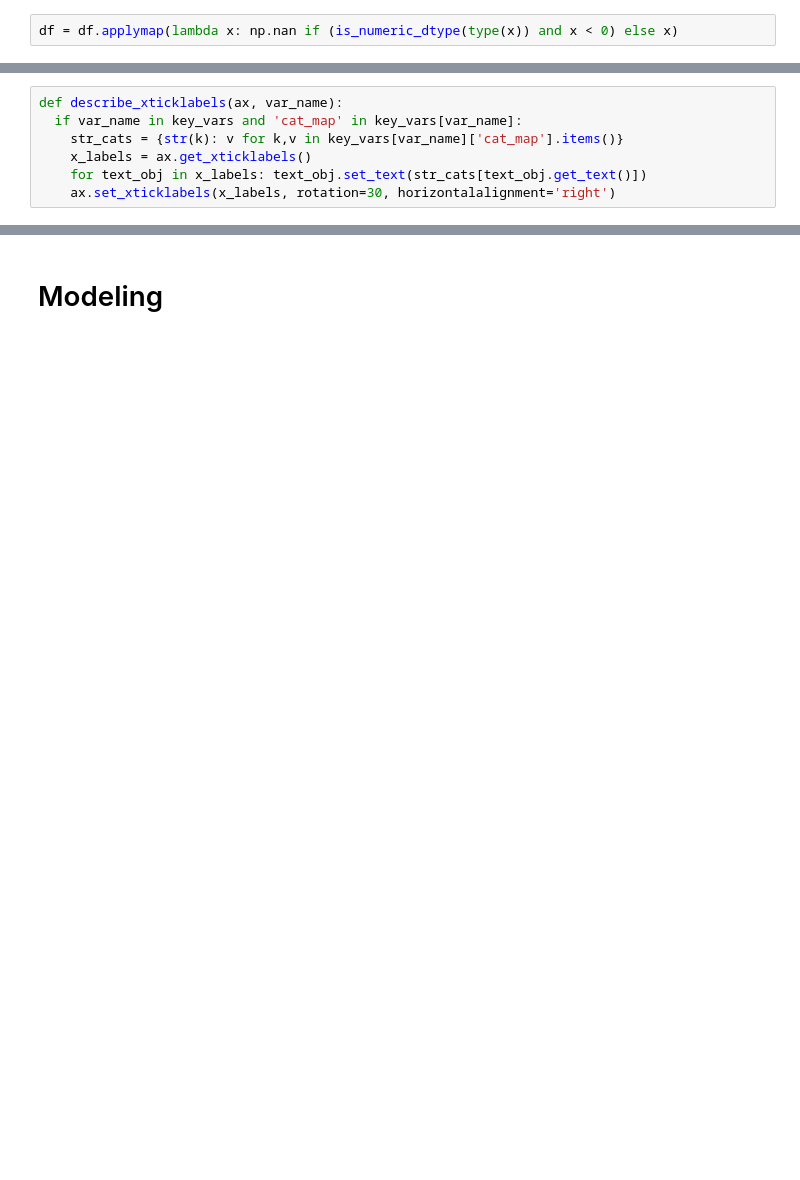
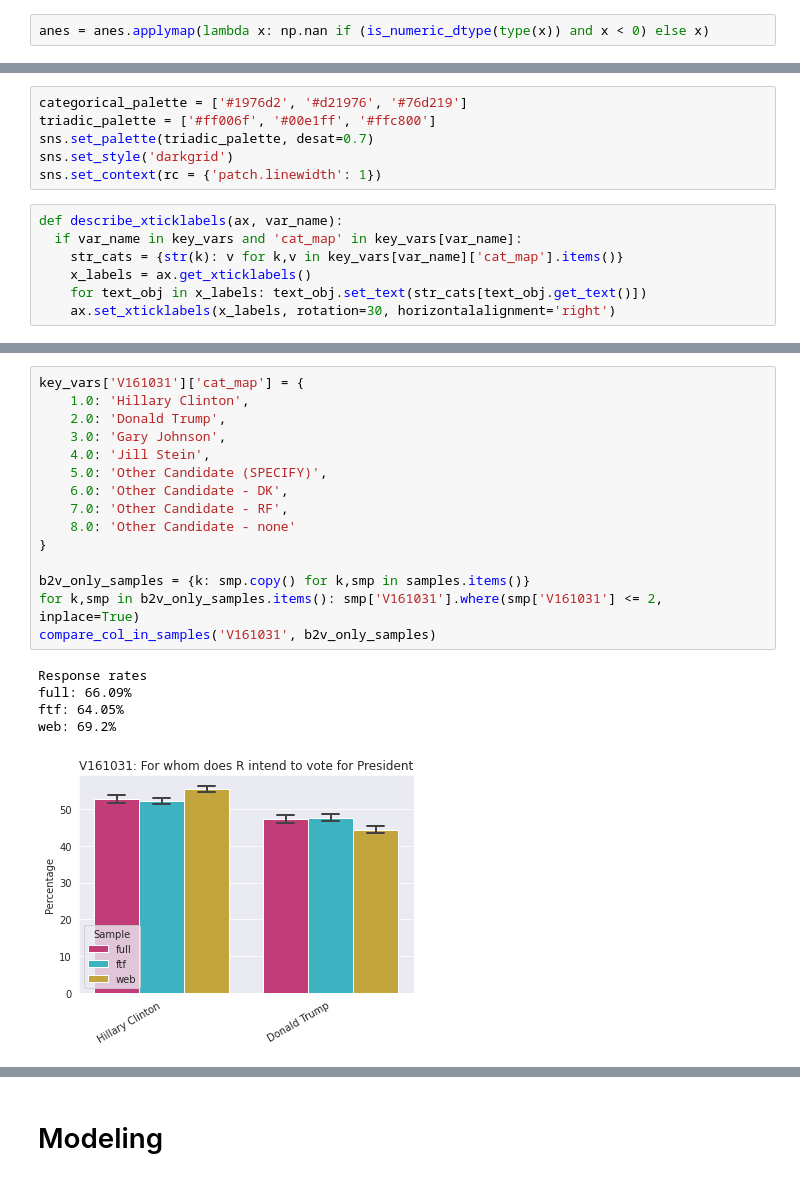
Before and after one commit to AustinVes/Voter_Emotions, a Jupyter notebook: main.ipynb, the cells around one changed output, grey strips where cells are left out. Cells and saved outputs as stored; diff of their text form; blank space fills up the shorter version.

```diff
--- a/main.ipynb
+++ b/main.ipynb
@@ -168,7 +179,7 @@ At this point, the entire dataset is sanitized so that there are no empty cells,
 # %% [markdown]
 For my purposes, though, I don't need to know why any given piece of data is missing. I would actually prefer that these missing data codes not interfere with my mathematical analysis. For that reason, I go back on a portion of the work I just accomplished by replacing all the missing data codes in the dataset with NaNs:
 # %%
-df = df.applymap(lambda x: np.nan if (is_numeric_dtype(type(x)) and x < 0) else x)
+anes = anes.applymap(lambda x: np.nan if (is_numeric_dtype(type(x)) and x < 0) else x)
 # %% [markdown]
 ## Validating
 # %% [markdown]
@@ -313,3 +322,9 @@ sns.set_palette('colorblind')
+# %%
+categorical_palette = ['#1976d2', '#d21976', '#76d219']
+triadic_palette = ['#ff006f', '#00e1ff', '#ffc800']
+sns.set_palette(triadic_palette, desat=0.7)
+sns.set_style('darkgrid')
+sns.set_context(rc = {'patch.linewidth': 1})
 # %%
 def describe_xticklabels(ax, var_name):
   if var_name in key_vars and 'cat_map' in key_vars[var_name]:
@@ -362,0 +413,21 @@ compare_col_in_samples('V161127', samples)
+# %%
+key_vars['V161031']['cat_map'] = {
+    1.0: 'Hillary Clinton',
+    2.0: 'Donald Trump',
+    3.0: 'Gary Johnson',
+    4.0: 'Jill Stein',
+    5.0: 'Other Candidate (SPECIFY)',
+    6.0: 'Other Candidate - DK',
+    7.0: 'Other Candidate - RF',
+    8.0: 'Other Candidate - none'
+}
+
+b2v_only_samples = {k: smp.copy() for k,smp in samples.items()}
+for k,smp in b2v_only_samples.items(): smp['V161031'].where(smp['V161031'] <= 2, inplace=True)
+compare_col_in_samples('V161031', b2v_only_samples)
+# %% [output]
+Response rates
+full: 66.09%
+ftf: 64.05%
+web: 69.2%
+[figure, added]
```
Also changed, not shown: parts of 25 cells of this notebook.
